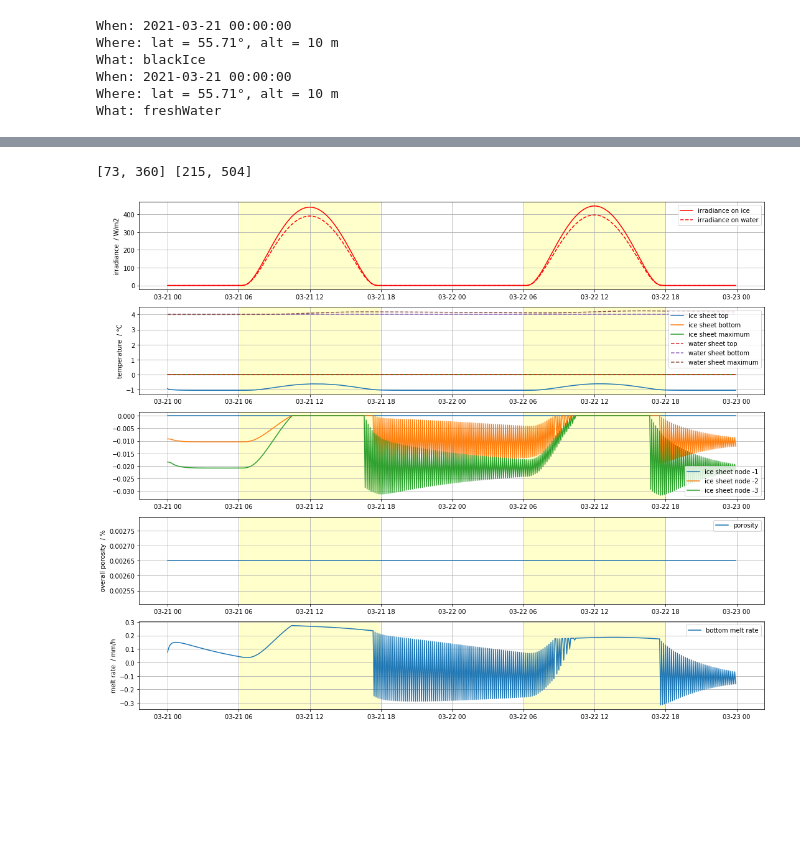
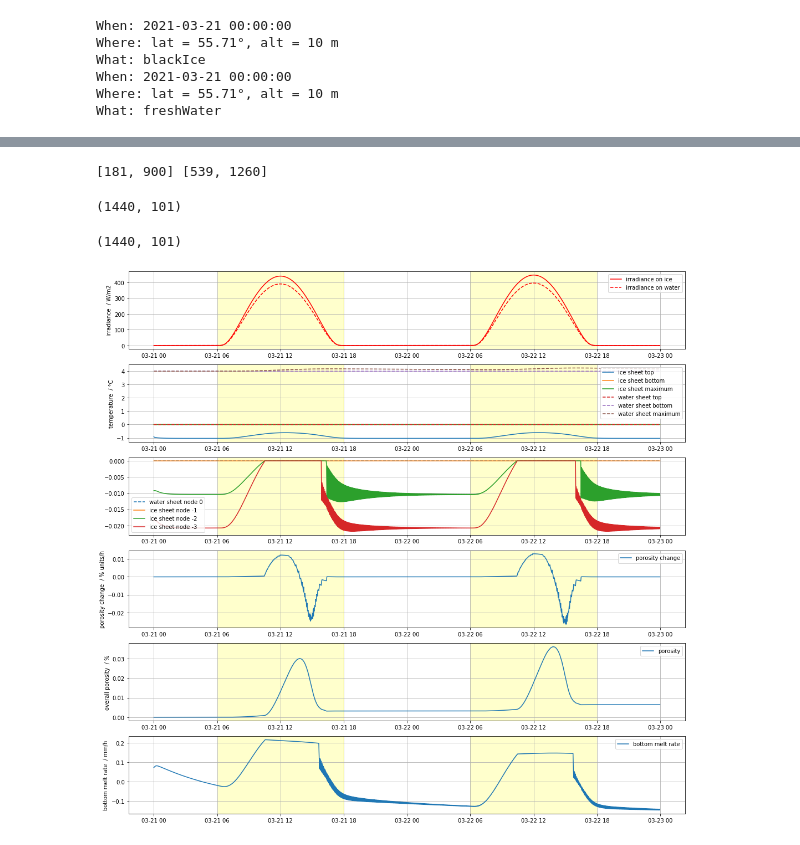
Before and after one commit to Henrikum/skrinning-stuff, a Jupyter notebook: notebooks/skrinning stuff.ipynb, the cells around one changed output, grey strips where cells are left out. Cells and saved outputs as stored; diff of their text form; code cells hidden in the pictures; blank space fills up the shorter version.

```diff
--- a/notebooks/skrinning stuff.ipynb
+++ b/notebooks/skrinning stuff.ipynb
@@ -45,7 +45,7 @@ What: freshWater
 # %%
 # setupModel
 spatialNodeCount = 101
-timeStep = 5*60  # s
+timeStep = 2*60  # s
 aEnv=[0.05, 0.9, 0.05]
 TEnv=[-2.0, -20.0, -270.]
 aEnvW=[1.]
@@ -82,3 +82,3 @@ timeStepCount
 # %%
-dateTimes, S0s, USoln, epsSoln = myIce.simulate(UInit, aEnv, TEnv, timeStepCount)
-dateTimes, S0sW, USolnW, dummy = myWater.simulate(UInitW, aEnvW, TEnvW, timeStepCount)
+dateTimes, S0s, USoln, epsSoln, dEpsSoln = myIce.simulate(UInit, aEnv, TEnv, timeStepCount)
+dateTimes, S0sW, USolnW, dummy, dummy2 = myWater.simulate(UInitW, aEnvW, TEnvW, timeStepCount)
@@ -92,0 +85,8 @@ plt.legend()
+# %%
+idx = [78, 85, 90, 99, 100]
+itx = [0, -1]
+fig, ax = plt.subplots(1, 1, figsize=(15, 5))
+for i in range(len(idx)):
+    ax.plot(dateTimes[itx[0]:itx[1]], dEpsSoln[itx[0]:itx[1], idx[i]], label=str(idx[i]))
+ax.grid()
+ax.legend()
@@ -102,50 +109,66 @@ for i in range(len(dateTimes)):
         idxSunDn.append(i-1)
 print(idxSunUp, idxSunDn)
 # %% [output]
-[73, 360] [215, 504]
+[181, 900] [539, 1260]
+# %%
+dEpsSoln.shape
+# %% [output]
+(1440, 101)
+# %%
+np.cumsum(dEpsSoln, axis=0).shape
+# %% [output]
+(1440, 101)
 # %%
+epssz = np.cumsum(dEpsSoln, axis=0)
 UMaxs = []
 epss = []
+dEpss = []
 UMaxsW = []
 for j in range(len(USoln)):
     UMaxs.append(np.max(USoln[j, :]))
     epss.append(epsSoln[j].sum()*myIce._dx)
+#     epss.append(epssz[j].sum()*myIce._dx)
+    dEpss.append(dEpsSoln[j].sum()*myIce._dx)
     UMaxsW.append(np.max(USolnW[j, :]))
 epss = np.array(epss)
+dEpss = np.array(dEpss)/(timeStep/3600)  # per hour
 
-nPlot = 5
+nPlot = 6
 fig, axs = plt.subplots(nPlot, 1, figsize=(18, nPlot*3))
 i = 0
 axs[i].plot(dateTimes, S0s, color='red', label='irradiance on ice')
 axs[i].plot(dateTimes, S0sW, '--', color='red', label='irradiance on water')
 axs[i].set_ylabel('irradiance  / W/m2')
 i = i + 1
 axs[i].plot(dateTimes, myIce.makeUOneD(USoln[:, 0]), label='ice sheet top')
 axs[i].plot(dateTimes, myIce.makeUOneD(USoln[:, -1]), label='ice sheet bottom')
 axs[i].plot(dateTimes, myIce.makeUOneD(np.array(UMaxs)), label='ice sheet maximum')
 axs[i].plot(dateTimes, myWater.makeUOneD(USolnW[:, 0]), '--', label='water sheet top')
 axs[i].plot(dateTimes, myWater.makeUOneD(USolnW[:, -1]), '--', label='water sheet bottom')
 axs[i].plot(dateTimes, myWater.makeUOneD(np.array(UMaxsW)), '--', label='water sheet maximum')
 axs[i].set_ylabel('temperature  / °C')
 i = i + 1
 # axs[i].plot(dateTimes, myWater.makeUOneD(USolnW[:, 1]), '--', label='water sheet node 1')
-# axs[i].plot(dateTimes, myWater.makeUOneD(USolnW[:, 0]), '--', label='water sheet node 0')
+axs[i].plot(dateTimes, myWater.makeUOneD(USolnW[:, 0]), '--', label='water sheet node 0')
 axs[i].plot(dateTimes, myIce.makeUOneD(USoln[:, -1]), label='ice sheet node -1')
 axs[i].plot(dateTimes, myIce.makeUOneD(USoln[:, -2]), label='ice sheet node -2')
 axs[i].plot(dateTimes, myIce.makeUOneD(USoln[:, -3]), label='ice sheet node -3')
+i = i + 1
+axs[i].plot(dateTimes, dEpss*100, label='porosity change')
+axs[i].set_ylabel('porosity change  / % units/h')
 i = i + 1
 axs[i].plot(dateTimes, epss*100, label='porosity')
 axs[i].set_ylabel('overall porosity  / %')
 i = i + 1
 axs[i].plot(dateTimes, botMeltRates*1000*3600, label='bottom melt rate')
-axs[i].set_ylabel('melt rate  / mm/h')
+axs[i].set_ylabel('bottom melt rate  / mm/h')
 for i in range(nPlot):
     for j in range(len(idxSunUp)):
         axs[i].axvspan(dateTimes[idxSunUp[j]], dateTimes[idxSunDn[j]], color='yellow', alpha=0.2)
     axs[i].grid()
     axs[i].legend()
 # %% [output]
-[figure, old version]
+[figure, new version]
 # %%
 TSoln = myIce.makeUOneD(USoln)
 
```
Also changed, not shown: parts of 10 cells of this notebook, 1 other file.
